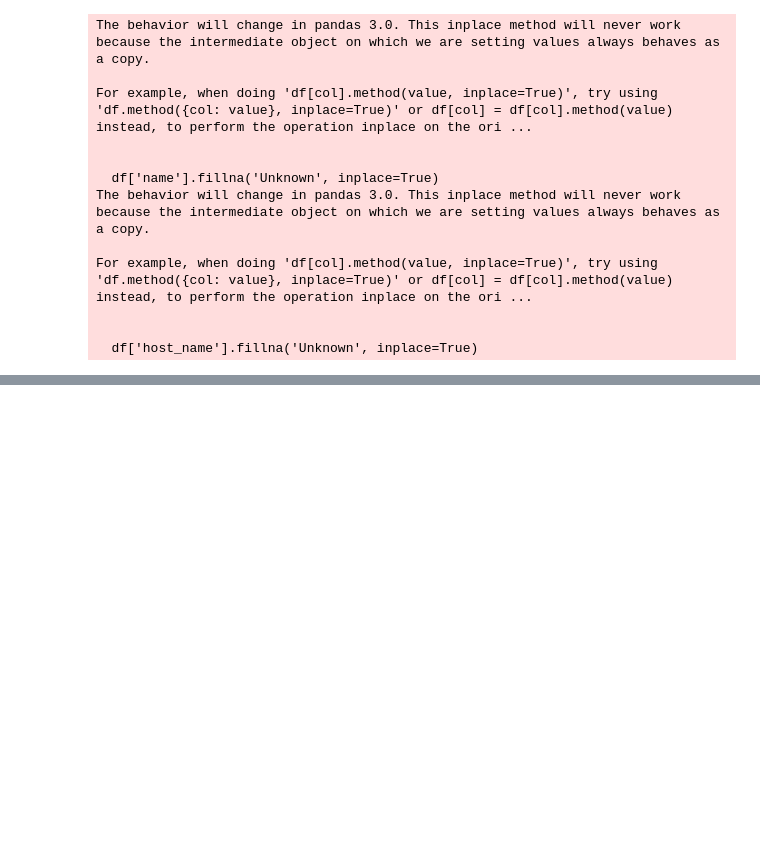
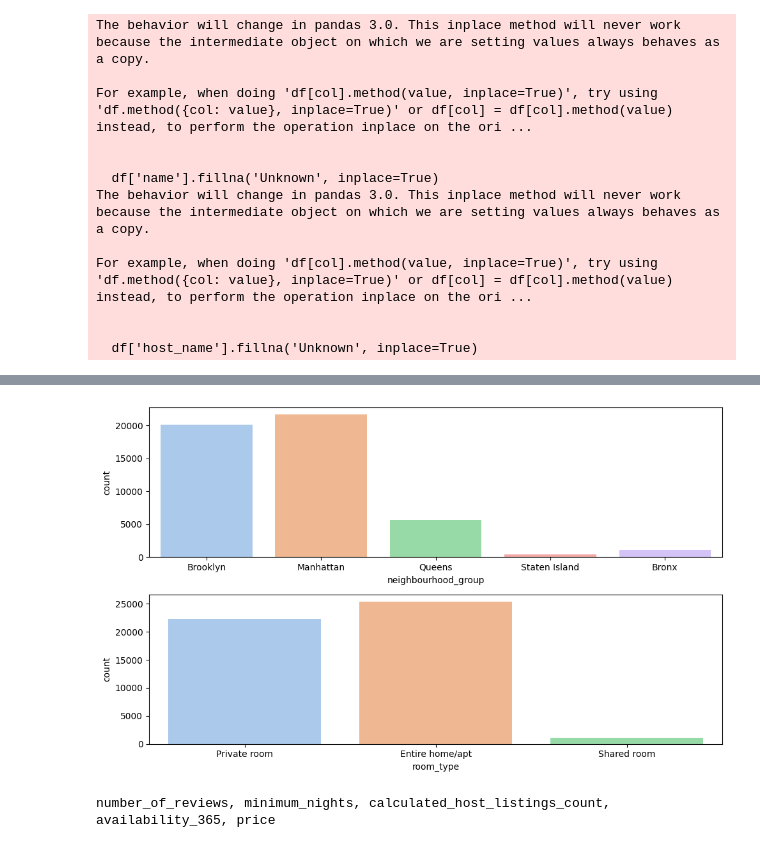
Before and after one commit to leandro-reguero/EDA-project, a Jupyter notebook: src/explore.ipynb, the cells around one changed output, grey strips where cells are left out. Drawn from its saved outputs; the diff is of its cells as text; code cells hidden in the pictures; blank space fills up the shorter version.

```diff
--- a/src/explore.ipynb
+++ b/src/explore.ipynb
@@ -176,0 +238,14 @@ df.describe()
+# %%
+fig, axis = plt.subplots(2, figsize=(10,6))
+sns.countplot(ax = axis[0], data = df, x = 'neighbourhood_group', palette='pastel', hue='neighbourhood_group', legend=False)
+sns.countplot(ax = axis[1], data = df, x = 'room_type', palette='pastel', hue='room_type', legend=False)
+
+plt.tight_layout()
+plt.show()
+# %% [output]
+[figure, added]
+# %%
+df.describe()
+print("number_of_reviews, minimum_nights, calculated_host_listings_count, availability_365, price")
+# %% [output]
+number_of_reviews, minimum_nights, calculated_host_listings_count, availability_365, price
```
Also changed, not shown: parts of 13 cells of this notebook, 1 other file.
